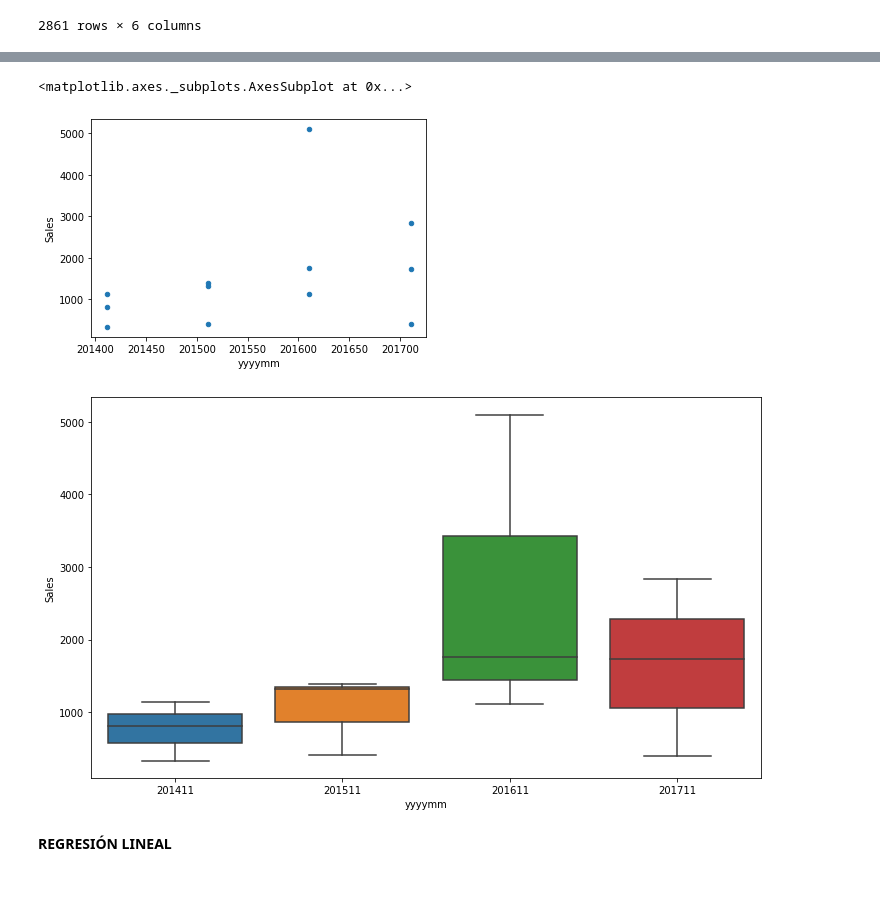
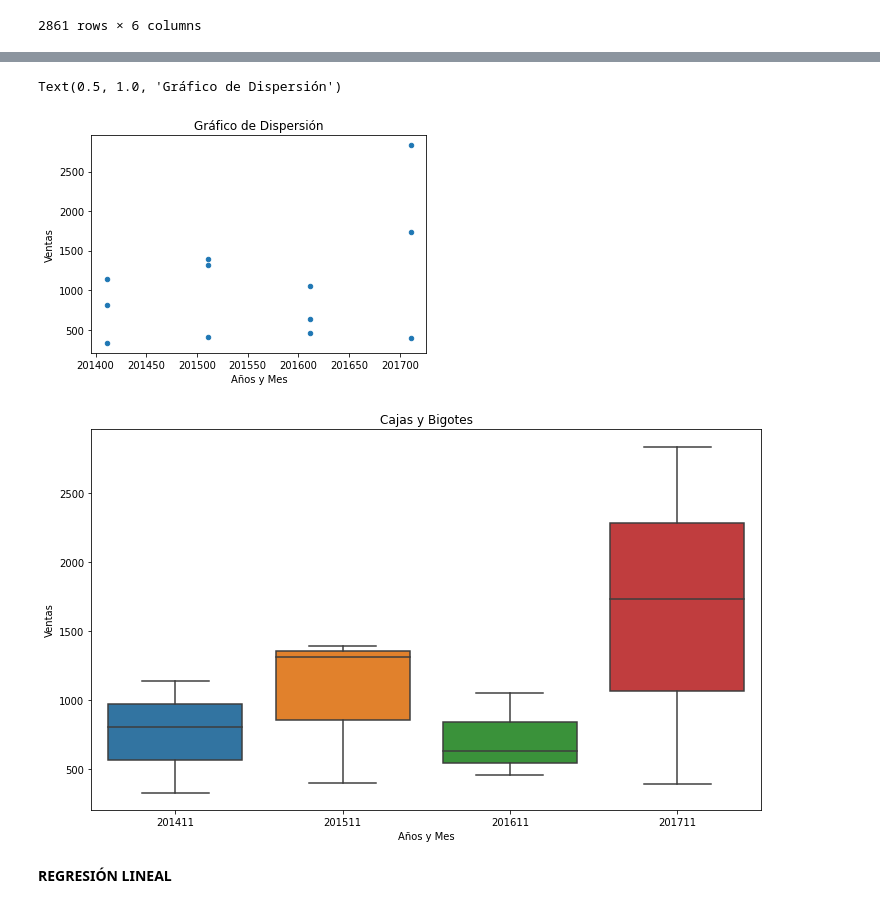
Before and after one commit to IgnacioVilar/Entrega-Analtica-Empresarial, a Jupyter notebook: Trabajo_Final_Analítica.ipynb, the cells around one changed output, grey strips where cells are left out. Drawn from its saved outputs; the diff is of its cells as text; code cells hidden in the pictures.

```diff
--- a/Trabajo_Final_Analítica.ipynb
+++ b/Trabajo_Final_Analítica.ipynb
@@ -222,7 +262,7 @@ auxiliar
 # %%
 datos2 = auxiliar.loc[((auxiliar['Year']==2014)&(auxiliar['Month']==11)&(auxiliar['Day']==28))|
                        ((auxiliar['Year']==2015)&(auxiliar['Month']==11)&(auxiliar['Day']==27))|
-                       ((auxiliar['Year']==2016)&(auxiliar['Month']==11)&(auxiliar['Day']==25))|
+                       ((auxiliar['Year']==2016)&(auxiliar['Month']==11)&(auxiliar['Day']==15))|
                        ((auxiliar['Year']==2017)&(auxiliar['Month']==11)&(auxiliar['Day']==24)),
                        ['yyyymm','Category','Sales']
                        ]
@@ -230,6 +270,7 @@ datos2
 #Te agarra las ventas de cada año en el mes 11 de cada categoría
 #Suma la cantidad de días que se vendieron cada categoría por mes en cada uno de los años
 #sacar las primeras col
+#Días de Black Friday anteriores; 2014, 28 de noviembre- 2015, 27 de noviembre- 2016, 25 y 2017, 24.
 # %% [output]
 |  | yyyymm | Category | Sales |
 | 581 | 201411 | Furniture | 808.9320 |
@@ -247,15 +330,21 @@ datos2
 # %%
 datos2.plot(kind="scatter", x="yyyymm", y="Sales")
+plt.xlabel("Años y Mes")
+plt.ylabel("Ventas")
+plt.title("Gráfico de Dispersión")
 # %% [output]
-<matplotlib.axes._subplots.AxesSubplot at 0x...>
+Text(0.5, 1.0, 'Gráfico de Dispersión')
-[figure, old version]
+[figure, new version]
 # %%
 plt.figure(figsize=(12,7))
 sns.boxplot(x='yyyymm',y='Sales',data=datos2)
+plt.title("Cajas y Bigotes")
+plt.xlabel("Años y Mes")
+plt.ylabel("Ventas")
 plt.show()
 #Cajas y bigetes para ver datos estadísticos
 # %% [output]
-[figure, old version]
+[figure, new version]
 # %% [markdown]
 **REGRESIÓN LINEAL**
 # %%
```
Also changed, not shown: parts of 31 cells of this notebook.
